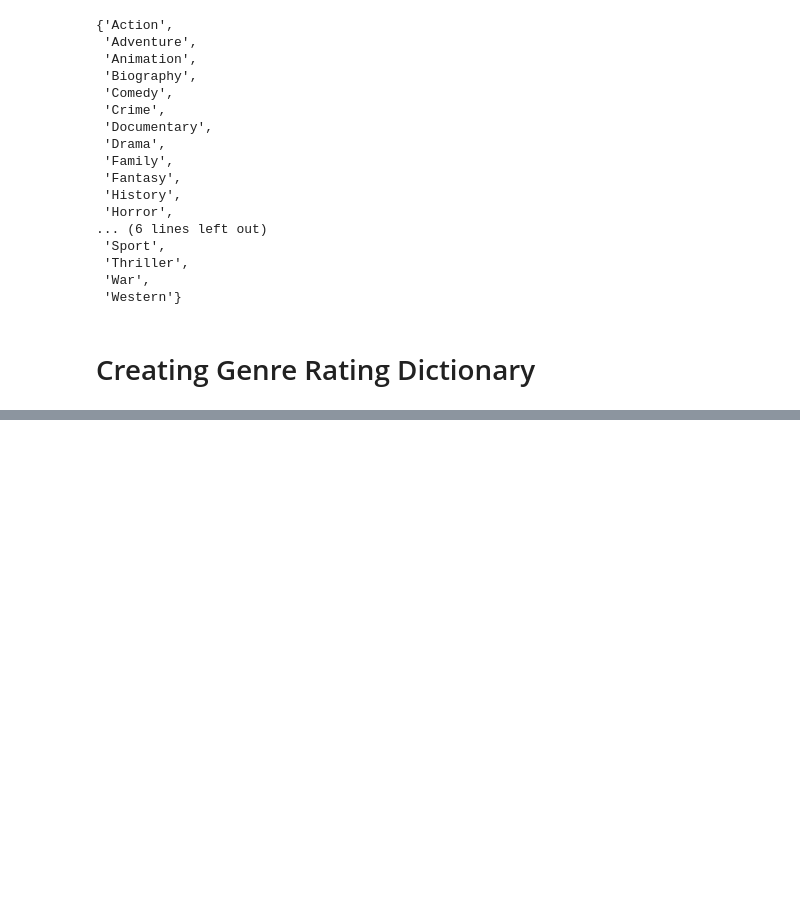
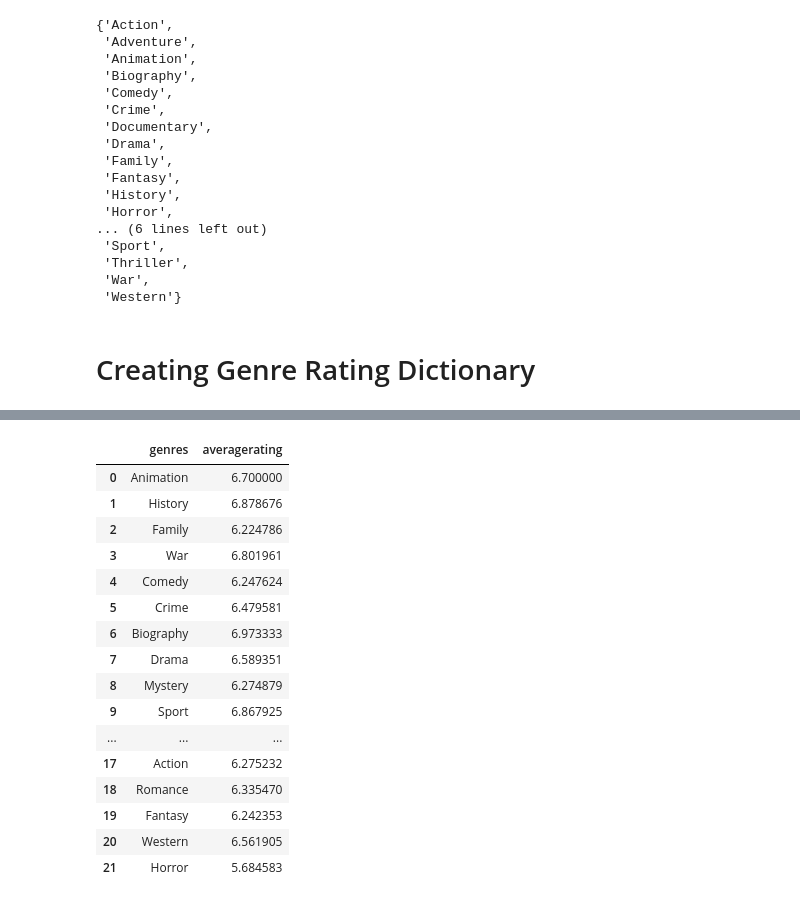
Before and after one commit to raizelistaken/MovieAnalysis, a Jupyter notebook: dsc-phase1-project-template.ipynb, the cells around one changed output, grey strips where cells are left out. Drawn from its saved outputs; the diff is of its cells as text; code cells hidden in the pictures; blank space fills up the shorter version.

```diff
--- a/dsc-phase1-project-template.ipynb
+++ b/dsc-phase1-project-template.ipynb
@@ -212,0 +232,21 @@ genre_rating_dict
+# %%
+genre_rating_df = pd.DataFrame(genre_rating_dict.items(), columns= ['genres', 'averagerating'])
+genre_rating_df
+# %% [output]
+|  | genres | averagerating |
+| 0 | Animation | 6.700000 |
+| 1 | History | 6.878676 |
+| 2 | Family | 6.224786 |
+| 3 | War | 6.801961 |
+| 4 | Comedy | 6.247624 |
+| 5 | Crime | 6.479581 |
+| 6 | Biography | 6.973333 |
+| 7 | Drama | 6.589351 |
+| 8 | Mystery | 6.274879 |
+| 9 | Sport | 6.867925 |
+| ... | ... | ... |
+| 17 | Action | 6.275232 |
+| 18 | Romance | 6.335470 |
+| 19 | Fantasy | 6.242353 |
+| 20 | Western | 6.561905 |
+| 21 | Horror | 5.684583 |
```
Also changed, not shown: parts of 7 cells of this notebook, 3 other files.
